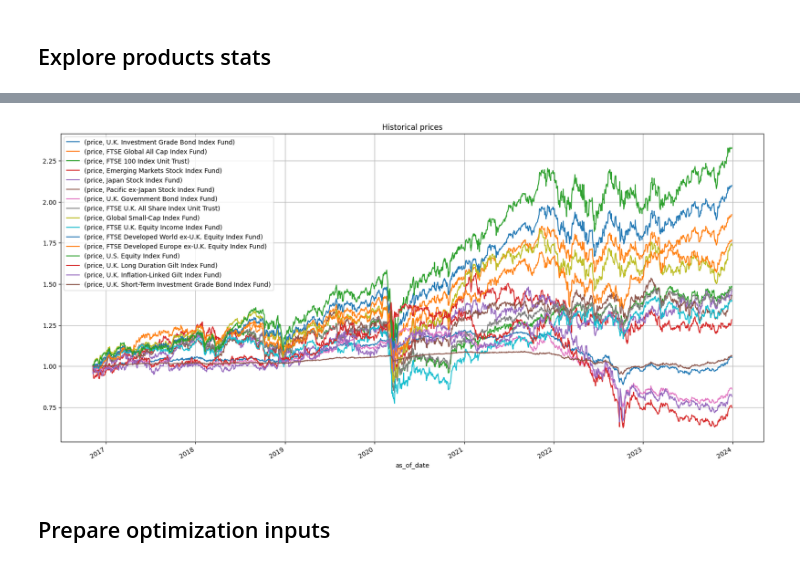
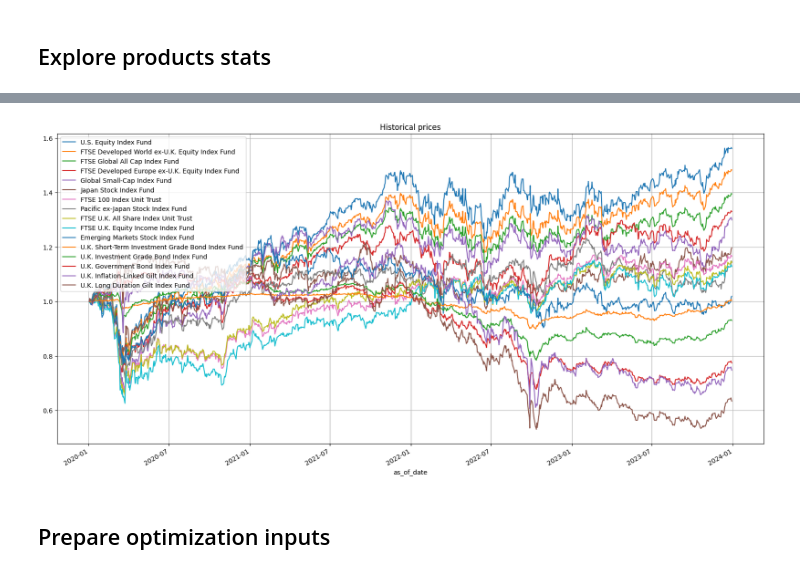
Before and after one commit to 0x26res/vanguard-optimizer, a Jupyter notebook: vanguard-optimizer.ipynb, the cells around one changed output, grey strips where cells are left out. Cells and saved outputs as stored; diff of their text form; code cells hidden in the pictures.

```diff
--- a/vanguard-optimizer.ipynb
+++ b/vanguard-optimizer.ipynb
@@ -25,7 +25,7 @@ REQUEST_URL = "https://api.vanguard.com/rs/gre/gra/1.7.0/datasets/urd-product-po
 ASSET_COLOURS = {"bond": "red", "equity": "green"}
 CUTOFF_YEAR = 2017
 
-START_DATE = pd.to_datetime("2021-01-01")
+START_DATE = pd.to_datetime("2020-01-01")
 END_DATE = pd.to_datetime("2023-12-31")
 # %% [markdown]
 ## Get products descriptions
@@ -147,12 +147,14 @@ def convert_history(payload) -> pd.DataFrame:
 historical_df = pd.concat(
     [convert_history(value).assign(port_id=key) for key, value in histories.items()],
     ignore_index=True,
-).sort_values("as_of_date", ignore_index=True)
+).sort_values("as_of_date", ignore_index=True)[lambda x: x["as_of_date"] > START_DATE]
 # %% [markdown]
 ## Explore products stats
 # %%
 port_id_to_name = products_df.set_index("port_id")["name"].to_dict()
-pivoted_prices = historical_df.pivot(
-    index=["as_of_date"], columns=["port_id"], values=["price"]
-).ffill()
+pivoted_prices = (
+    historical_df.pivot(index=["as_of_date"], columns=["port_id"], values=["price"])
+    .droplevel(0, axis=1)
+    .ffill()
+)
 # %%
@@ -219,7 +203,6 @@ _ = ax.set_title("Risk vs Return")
 # %%
+cpv = pivoted_prices.dropna(how="any")
+
 sorted_port_id = (
-    pivoted_prices.div(pivoted_prices.iloc[0], axis=1)
-    .iloc[-1]
-    .sort_values(ascending=False)
-    .index
+    cpv.div(cpv.iloc[0], axis=1).iloc[-1].sort_values(ascending=False).index
 )
@@ -230,13 +209,13 @@ sorted_port_id = (
 # %%
 ax = (
-    pivoted_prices.dropna(how="any")
-    .div(pivoted_prices.dropna(how="any").iloc[0], axis=1)[sorted_sedols]
+    cpv[sorted_port_id]
+    .div(cpv.iloc[0], axis=1)[sorted_port_id]
     .rename(columns=port_id_to_name)
     .plot(figsize=(20, 10), title="Historical prices", grid=True)
 )
 _ = ax.legend(loc="upper left")
 # %% [output]
-[figure, old version]
+[figure, new version]
 # %% [markdown]
 ## Prepare optimization inputs
 # %%
```
Also changed, not shown: parts of 12 cells of this notebook.
